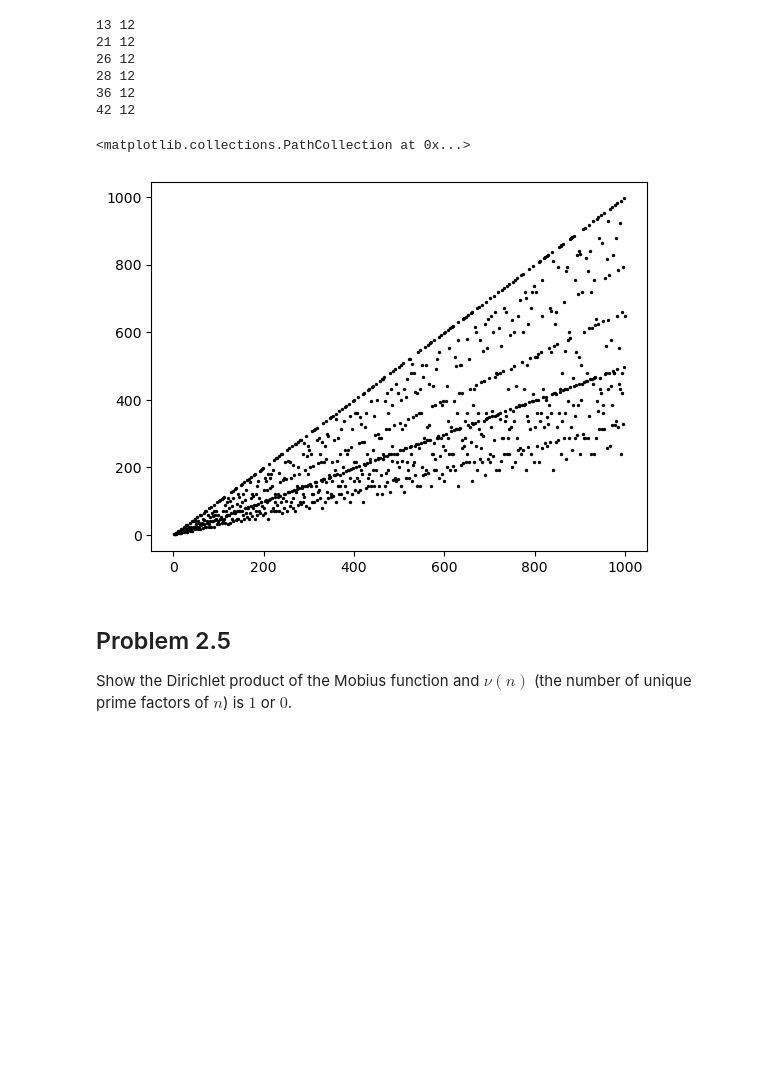
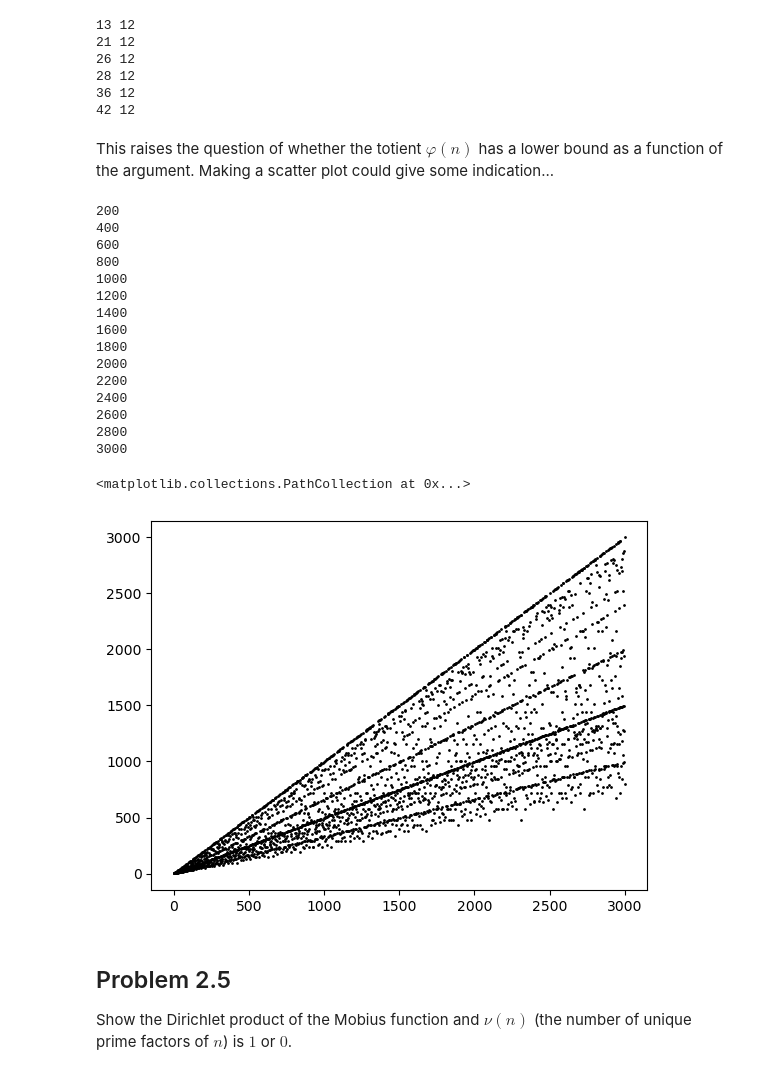
Before and after one commit to robfatland/ant, a Jupyter notebook: 2_examples.ipynb, the cells around one changed output. Cells and saved outputs as stored; diff of their text form; code cells hidden in the pictures; blank space fills up the shorter version.

```diff
--- a/2_examples.ipynb
+++ b/2_examples.ipynb
@@ -52,16 +110,35 @@ for n in range(1, 100):
 28 12
 36 12
 42 12
+# %% [markdown]
+This raises the question of whether the totient $\varphi(n)$ has a lower bound as a function of the argument.
+Making a scatter plot could give some indication...
 # %%
 from matplotlib import pyplot as plt
 x, y = [], []
-for i in range(1, 1000):
+for i in range(1, 3001):
+    if not i % 200: print(i)
     x.append(i)
     y.append(ant.Totient(i))
-plt.scatter(x, y, c='k', s=2)
+plt.scatter(x, y, c='k', s=1)
 # %% [output]
-<matplotlib.collections.PathCollection at 0x...>
+200
+400
+600
+800
+1000
+1200
+1400
+1600
+1800
+2000
+2200
+2400
+2600
+2800
+3000
+<matplotlib.collections.PathCollection at 0x...>
-[figure, old version]
+[figure, new version]
 # %% [markdown]
 ## Problem 2.5
 
```
Also changed, not shown: parts of 3 cells of this notebook.
